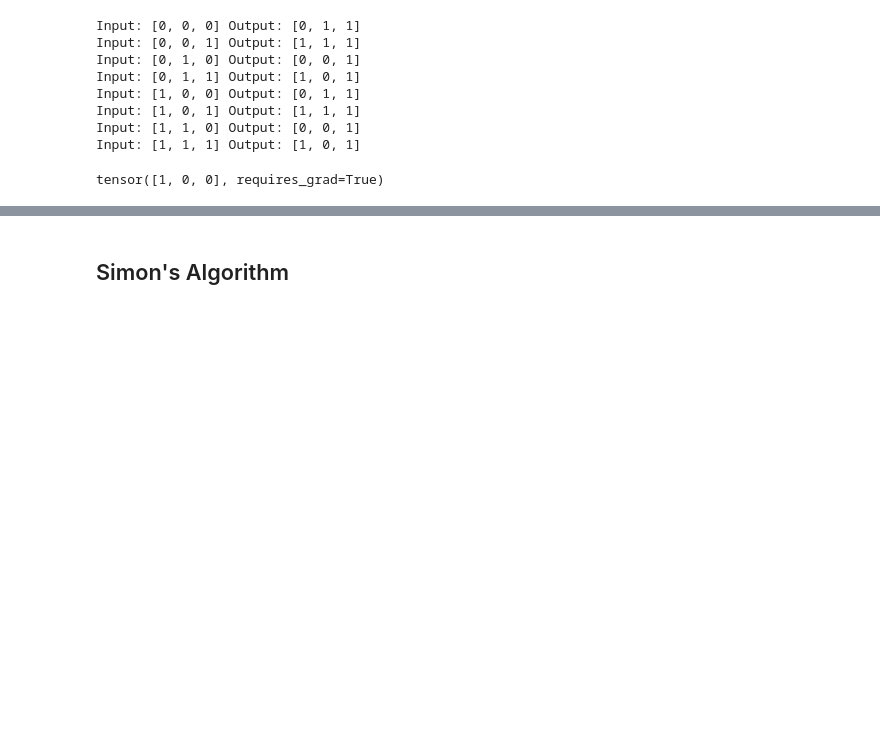
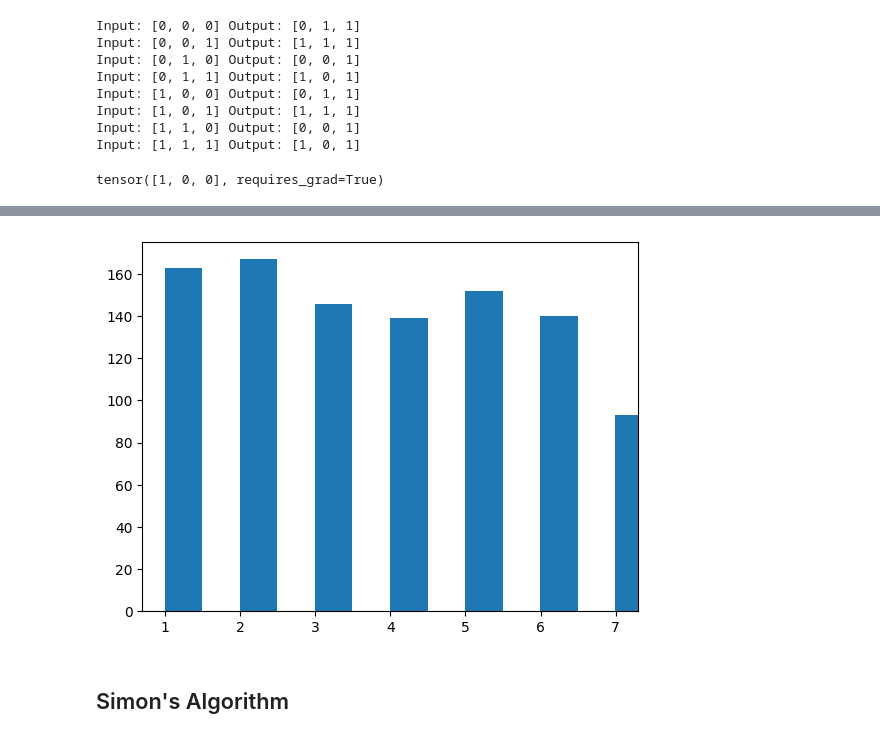
Before and after one commit to Axect/QuantumAlgorithms, a Jupyter notebook: notebook/simon.ipynb, the cells around one changed output, grey strips where cells are left out. Saved outputs shown, nothing was run; the diff lists cells and outputs as text; code cells hidden in the pictures; blank space fills up the shorter version.

```diff
--- a/notebook/simon.ipynb
+++ b/notebook/simon.ipynb
@@ -178,2 +207,30 @@ plt.show()
+# %%
+@ray.remote
+def find_s_semi_classical_parallel(n):
+    seed = n
+    results = []
+    for state in basis_states:
+        # output computational basis to z basis
+        result = oracle_test(state, seed)
+        key = max(result, key=result.get)
+        key = list(map(int, list(key)))
+        results.append(key)
+    results = np.array(results)
+    index = 0
+    for i in range(1, results.shape[0]):
+        if np.array_equal(results[i], results[0]):
+            index = i
+            break
+    return basis_states[index]
+# %%
+s_vec = ray.get([find_s_semi_classical_parallel.remote(n) for n in range(1000)])
+s_vec = np.array(s_vec)
+s_num_vec = np.sum(s_vec * np.array([4, 2, 1]), axis=1)
+# %%
+# Plot the histogram
+plt.hist(s_num_vec, bins=1000, width=0.5)
+plt.show()
+# %% [output]
+[figure, added]
 # %% [markdown]
 ## Simon's Algorithm
```
Also changed, not shown: parts of 25 cells of this notebook, 2 other files.
